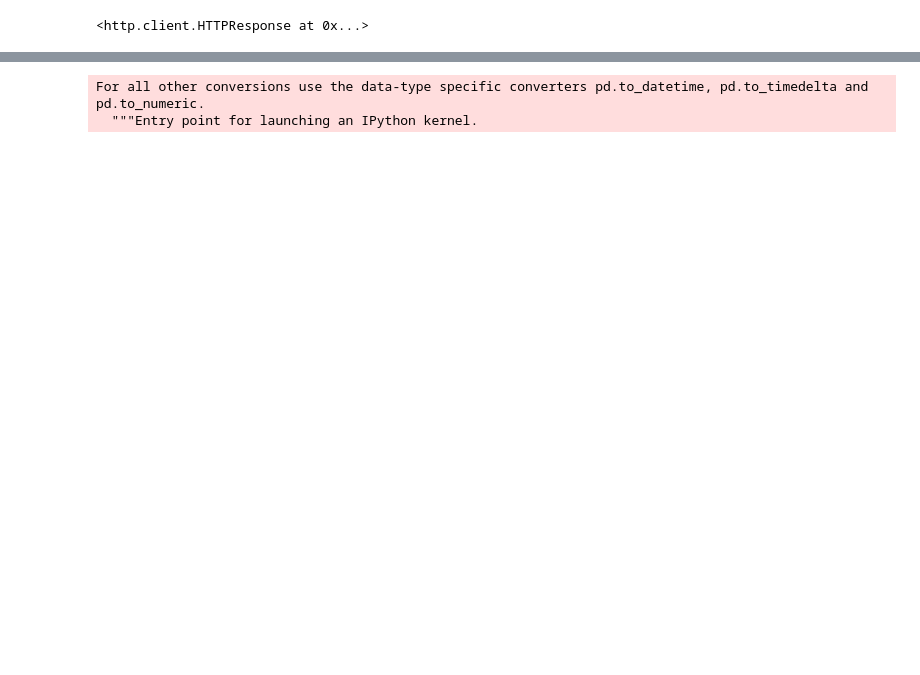
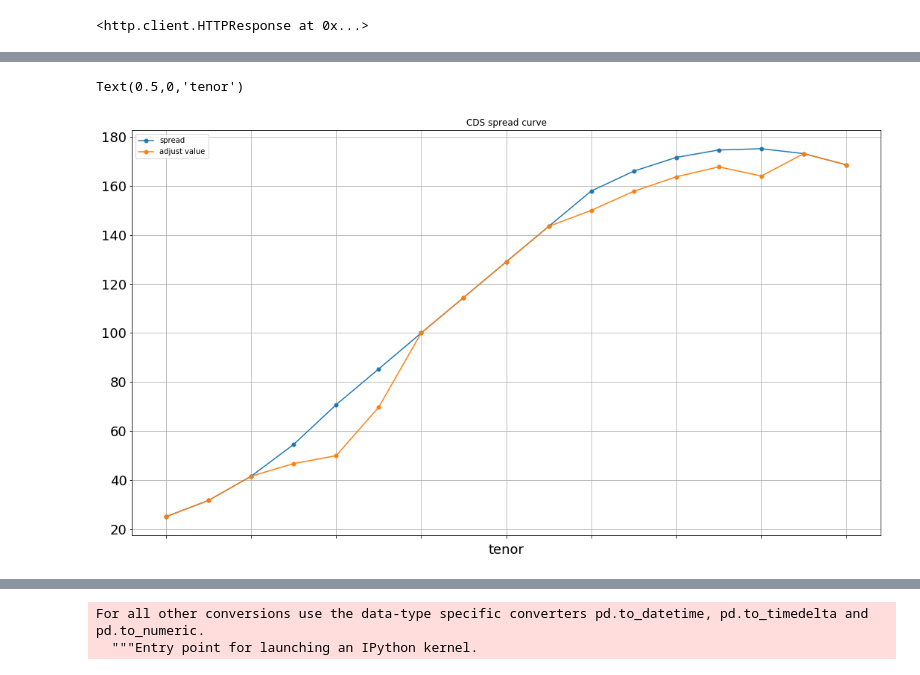
Before and after one commit to MichaelZhangCA/Jupyter.Notebook, a Jupyter notebook: hoopp/Chart of curve override.ipynb, the cells around one changed output, grey strips where cells are left out. Cells and saved outputs as stored; diff of their text form; code cells hidden in the pictures; blank space fills up the shorter version.

```diff
--- a/hoopp/Chart of curve override.ipynb
+++ b/hoopp/Chart of curve override.ipynb
@@ -46,3 +48,17 @@ import pandas as pd
+# %%
+# push data into a dataframe
+dft = pd.DataFrame(([row[1], row[2]] for row in result),
+                   columns=['spread', 'adjust value'],
+                   index=(row[0] for row in result),
+                   dtype=np.float)
+dft
+# setup chart format
+ax = dft[["spread", "adjust value"]].plot.line(grid='true', figsize=(18,10), title='CDS spread curve',
+                                          marker=".", markersize=10, fontsize=18)
+ax.set_xlabel('tenor', fontsize=18)
+# %% [output]
+Text(0.5,0,'tenor')
+[figure, added]
 # %%
 df = pd.DataFrame([cln for cln in row] for row in result)
 df.rename(columns={0:'tenor', 1:'spread', 2:'adjust value'}, inplace=True)
```
Also changed, not shown: parts of 6 cells of this notebook, 19 other files.
